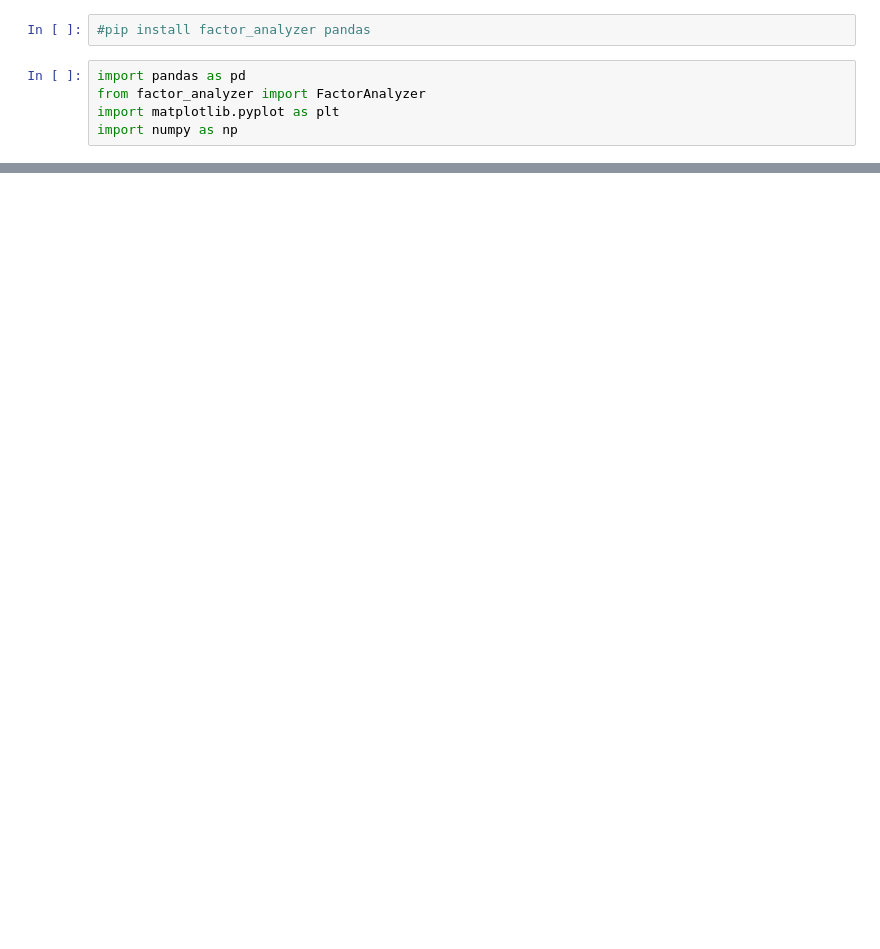
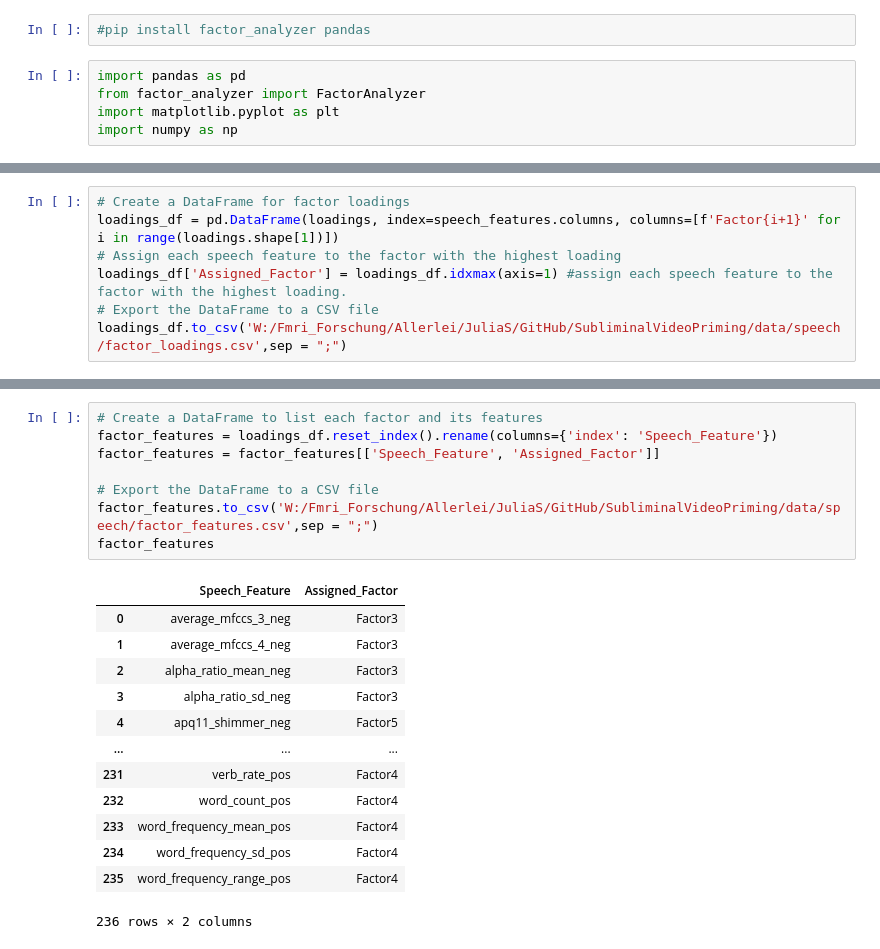
Before and after one commit to JuliaSchraeder/SubliminalVideoPriming, a Jupyter notebook: scripts/speech/factor_analysis.ipynb, the cells around one changed output, grey strips where cells are left out. Cells and saved outputs as stored; diff of their text form; blank space fills up the shorter version.

Commit message:
correlation of factor and speech

```diff
--- a/scripts/speech/factor_analysis.ipynb
+++ b/scripts/speech/factor_analysis.ipynb
@@ -85,0 +86,7 @@ Factor Variance:
+# %%
+# Create a DataFrame for factor loadings
+loadings_df = pd.DataFrame(loadings, index=speech_features.columns, columns=[f'Factor{i+1}' for i in range(loadings.shape[1])])
+# Assign each speech feature to the factor with the highest loading
+loadings_df['Assigned_Factor'] = loadings_df.idxmax(axis=1) #assign each speech feature to the factor with the highest loading.
+# Export the DataFrame to a CSV file
+loadings_df.to_csv('W:/Fmri_Forschung/Allerlei/JuliaS/GitHub/SubliminalVideoPriming/data/speech/factor_loadings.csv',sep = ";")
@@ -85,0 +100,22 @@ Factor Variance:
+# %%
+# Create a DataFrame to list each factor and its features
+factor_features = loadings_df.reset_index().rename(columns={'index': 'Speech_Feature'})
+factor_features = factor_features[['Speech_Feature', 'Assigned_Factor']]
+
+# Export the DataFrame to a CSV file
+factor_features.to_csv('W:/Fmri_Forschung/Allerlei/JuliaS/GitHub/SubliminalVideoPriming/data/speech/factor_features.csv',sep = ";")
+factor_features
+# %% [output]
+|  | Speech_Feature | Assigned_Factor |
+| 0 | average_mfccs_3_neg | Factor3 |
+| 1 | average_mfccs_4_neg | Factor3 |
+| 2 | alpha_ratio_mean_neg | Factor3 |
+| 3 | alpha_ratio_sd_neg | Factor3 |
+| 4 | apq11_shimmer_neg | Factor5 |
+| ... | ... | ... |
+| 231 | verb_rate_pos | Factor4 |
+| 232 | word_count_pos | Factor4 |
+| 233 | word_frequency_mean_pos | Factor4 |
+| 234 | word_frequency_sd_pos | Factor4 |
+| 235 | word_frequency_range_pos | Factor4 |
+236 rows × 2 columns
```
Also changed, not shown: parts of 7 cells of this notebook, 11 other files.
